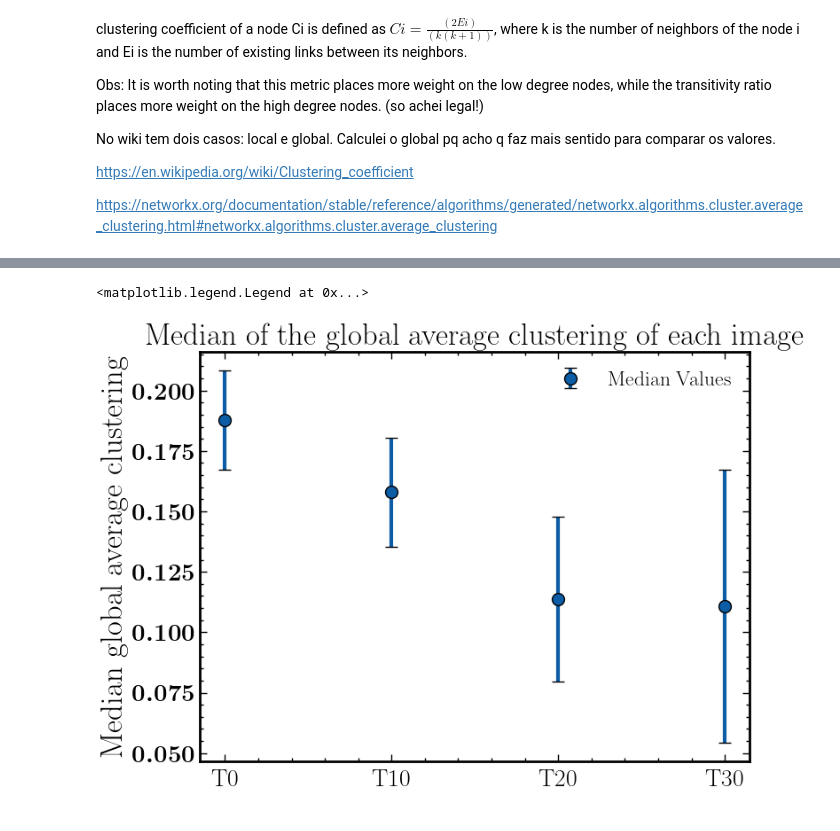
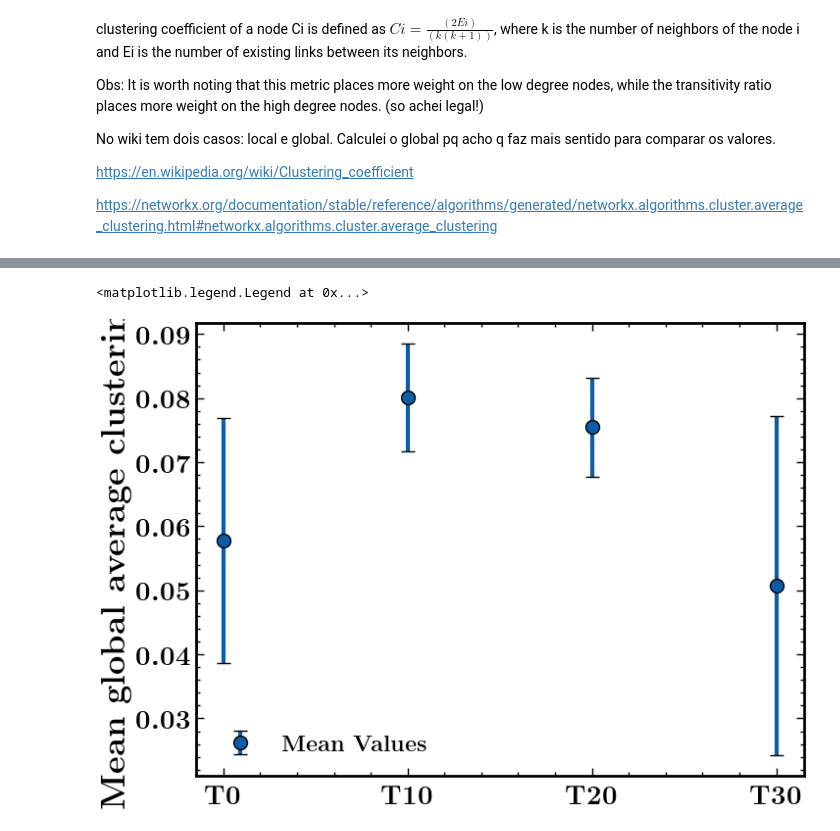
Before and after one commit to walacevale/network_actin_cell, a Jupyter notebook: metricas.ipynb, the cells around one changed output, grey strips where cells are left out. Cells and saved outputs as stored; diff of their text form; code cells hidden in the pictures.

```diff
--- a/metricas.ipynb
+++ b/metricas.ipynb
@@ -53,4 +62,26 @@ for folder_path in path_img_folder:
     count_folder +=1
+# %%
+import pickle
+# Agrupe todos os dados em um único dicionário para facilidade
+data_to_save = {
+    'all_count_nodes_imgs': all_count_nodes_imgs,
+    'all_average_degree': all_average_degree,
+    'all_global_average_clustering': all_global_average_clustering,
+    'all_eccentricity': all_eccentricity
+}
+# Salve o dicionário em um arquivo usando pickle
+with open('dados.pkl', 'wb') as f:
+    pickle.dump(data_to_save, f)
+# %%
+with open('dados.pkl', 'rb') as f:
+    loaded_data = pickle.load(f)
+
+# Agora, você pode acessar suas listas assim:
+all_count_nodes_imgs = loaded_data['all_count_nodes_imgs']
+all_average_degree = loaded_data['all_average_degree']
+all_global_average_clustering = loaded_data['all_global_average_clustering']
+all_eccentricity = loaded_data['all_eccentricity']
+# E assim por diante para as outras variáveis
 # %% [markdown]
 Quero calcular a quantidade de nodes da rede. Existe uma dispersão grande ? faz sentido procurar a dispersão ? no site tem outras metricas estatisticas q pode ajudar, ou nao
 
@@ -264,28 +201,28 @@ plt.ylim([-2,np.max(global_average_clustering)+1])
 # %%
-T0_median = np.median(all_global_average_clustering[0])
-T10_median = np.median(all_global_average_clustering[1])
-T20_median = np.median(all_global_average_clustering[2])
-T30_median = np.median(all_global_average_clustering[3])
+T0_median = np.mean(all_global_average_clustering[0])
+T10_median = np.mean(all_global_average_clustering[1])
+T20_median = np.mean(all_global_average_clustering[2])
+T30_median = np.mean(all_global_average_clustering[3])
 T_median = np.array([T0_median,T10_median,T20_median,T30_median,])
 
 
 # Calculating standard deviations for error bars
 T0_std = np.std(all_global_average_clustering[0])
 T10_std = np.std(all_global_average_clustering[1])
 T20_std = np.std(all_global_average_clustering[2])
 T30_std = np.std(all_global_average_clustering[3])
 
 T_std = np.array([T0_std, T10_std, T20_std, T30_std])
 
 
 # Plotting with error bars
 plt.errorbar(np.arange(len(T_median)), T_median, yerr=T_std, fmt='o', capsize=5)
-plt.xticks(np.arange(len(T_median)), ['T0', 'T10', 'T20', 'T30'])
-plt.ylabel('Median global average clustering')
-plt.title('Median of the global average clustering of each image')
+plt.xticks(np.arange(len(T_median)),[r'\bf{T0}', r'\bf{T10}', r'\bf{T20}', r'\bf{T30}'])
+plt.ylabel(r'\bf{Mean global average clustering}')
+
 
 # Legend (Although in this case, it might be redundant given the x-axis labels)
-plt.legend(['Median Values'])
+plt.legend([r'\bf{Mean Values'])
 # %% [output]
 <matplotlib.legend.Legend at 0x...>
-[figure, old version]
+[figure, new version]
```
Also changed, not shown: parts of 13 cells of this notebook, 10 other files.
